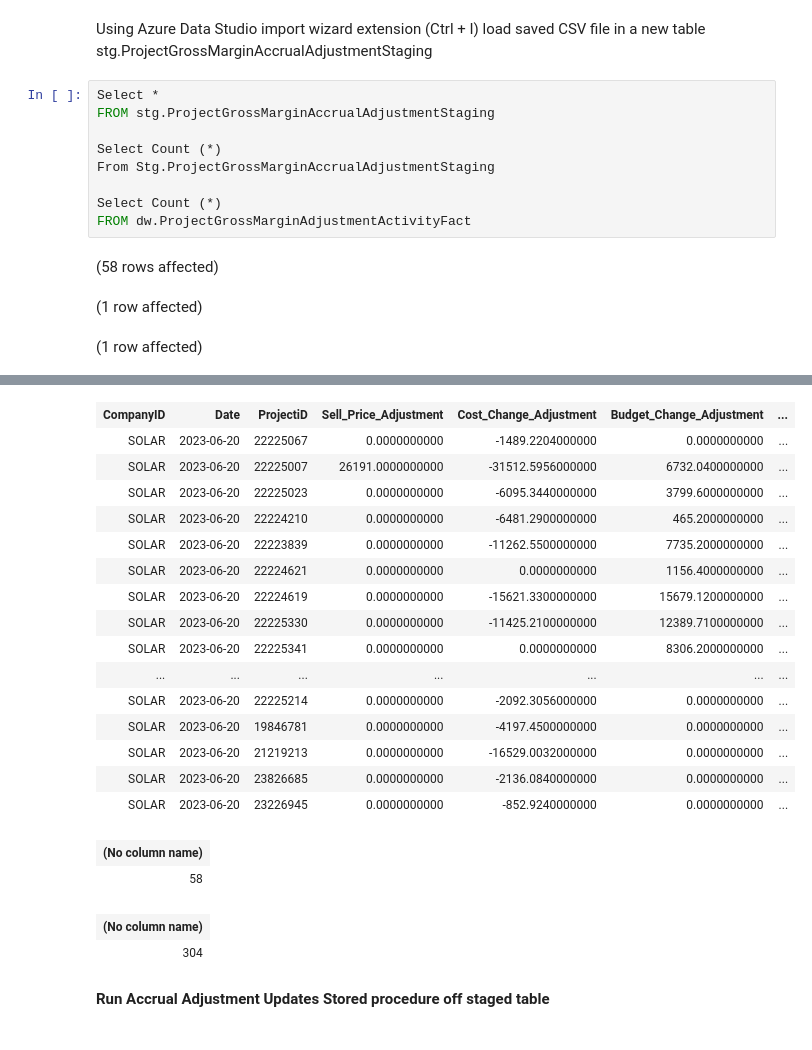
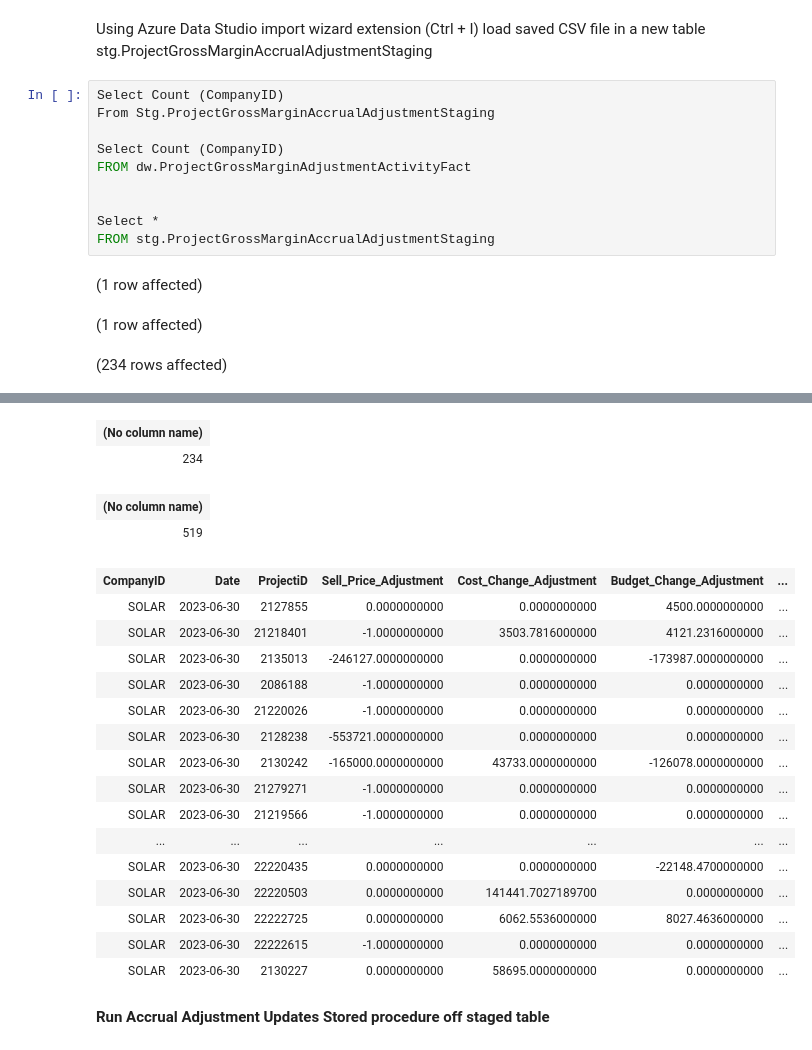
Before and after one commit to mdelisio/SQL-Scripts, a Jupyter notebook: Accrual Stuff/Accrual Update Scripts.ipynb, the cells around one changed output, grey strips where cells are left out. Saved outputs shown, nothing was run; the diff lists cells and outputs as text.

```diff
--- a/Accrual Stuff/Accrual Update Scripts.ipynb
+++ b/Accrual Stuff/Accrual Update Scripts.ipynb
@@ -8,15 +8,16 @@ Total execution time: 00:00:00.069
 # %% [markdown]
 Using Azure Data Studio import wizard extension (Ctrl + I) load saved CSV file in a new table  stg.ProjectGrossMarginAccrualAdjustmentStaging
 # %%
+Select Count (CompanyID)
+From Stg.ProjectGrossMarginAccrualAdjustmentStaging
+
+Select Count (CompanyID)
+FROM dw.ProjectGrossMarginAdjustmentActivityFact
+
+
 Select *
 FROM stg.ProjectGrossMarginAccrualAdjustmentStaging
-
-Select Count (*)
-From Stg.ProjectGrossMarginAccrualAdjustmentStaging
-
-Select Count (*)
-FROM dw.ProjectGrossMarginAdjustmentActivityFact
 # %% [output]
-(58 rows affected)
+(1 row affected)
 (1 row affected)
-(1 row affected)
+(234 rows affected)
@@ -24,23 +25,23 @@ Total execution time: 00:00:00.075
-| CompanyID | Date | ProjectiD | Sell_Price_Adjustment | Cost_Change_Adjustment | Budget_Change_Adjustment | ... |
-| SOLAR | 2023-06-20 | 22225067 | 0.0000000000 | -1489.2204000000 | 0.0000000000 | ... |
-| SOLAR | 2023-06-20 | 22225007 | 26191.0000000000 | -31512.5956000000 | 6732.0400000000 | ... |
-| SOLAR | 2023-06-20 | 22225023 | 0.0000000000 | -6095.3440000000 | 3799.6000000000 | ... |
-| SOLAR | 2023-06-20 | 22224210 | 0.0000000000 | -6481.2900000000 | 465.2000000000 | ... |
-| SOLAR | 2023-06-20 | 22223839 | 0.0000000000 | -11262.5500000000 | 7735.2000000000 | ... |
-| SOLAR | 2023-06-20 | 22224621 | 0.0000000000 | 0.0000000000 | 1156.4000000000 | ... |
-| SOLAR | 2023-06-20 | 22224619 | 0.0000000000 | -15621.3300000000 | 15679.1200000000 | ... |
-| SOLAR | 2023-06-20 | 22225330 | 0.0000000000 | -11425.2100000000 | 12389.7100000000 | ... |
-| SOLAR | 2023-06-20 | 22225341 | 0.0000000000 | 0.0000000000 | 8306.2000000000 | ... |
-| ... | ... | ... | ... | ... | ... | ... |
-| SOLAR | 2023-06-20 | 22225214 | 0.0000000000 | -2092.3056000000 | 0.0000000000 | ... |
-| SOLAR | 2023-06-20 | 19846781 | 0.0000000000 | -4197.4500000000 | 0.0000000000 | ... |
-| SOLAR | 2023-06-20 | 21219213 | 0.0000000000 | -16529.0032000000 | 0.0000000000 | ... |
-| SOLAR | 2023-06-20 | 23826685 | 0.0000000000 | -2136.0840000000 | 0.0000000000 | ... |
-| SOLAR | 2023-06-20 | 23226945 | 0.0000000000 | -852.9240000000 | 0.0000000000 | ... |
+| (No column name) |
+| 234 |
 | (No column name) |
-| 58 |
+| 519 |
-| (No column name) |
-| 304 |
+| CompanyID | Date | ProjectiD | Sell_Price_Adjustment | Cost_Change_Adjustment | Budget_Change_Adjustment | ... |
+| SOLAR | 2023-06-30 | 2127855 | 0.0000000000 | 0.0000000000 | 4500.0000000000 | ... |
+| SOLAR | 2023-06-30 | 21218401 | -1.0000000000 | 3503.7816000000 | 4121.2316000000 | ... |
+| SOLAR | 2023-06-30 | 2135013 | -246127.0000000000 | 0.0000000000 | -173987.0000000000 | ... |
+| SOLAR | 2023-06-30 | 2086188 | -1.0000000000 | 0.0000000000 | 0.0000000000 | ... |
+| SOLAR | 2023-06-30 | 21220026 | -1.0000000000 | 0.0000000000 | 0.0000000000 | ... |
+| SOLAR | 2023-06-30 | 2128238 | -553721.0000000000 | 0.0000000000 | 0.0000000000 | ... |
+| SOLAR | 2023-06-30 | 2130242 | -165000.0000000000 | 43733.0000000000 | -126078.0000000000 | ... |
+| SOLAR | 2023-06-30 | 21279271 | -1.0000000000 | 0.0000000000 | 0.0000000000 | ... |
+| SOLAR | 2023-06-30 | 21219566 | -1.0000000000 | 0.0000000000 | 0.0000000000 | ... |
+| ... | ... | ... | ... | ... | ... | ... |
+| SOLAR | 2023-06-30 | 22220435 | 0.0000000000 | 0.0000000000 | -22148.4700000000 | ... |
+| SOLAR | 2023-06-30 | 22220503 | 0.0000000000 | 141441.7027189700 | 0.0000000000 | ... |
+| SOLAR | 2023-06-30 | 22222725 | 0.0000000000 | 6062.5536000000 | 8027.4636000000 | ... |
+| SOLAR | 2023-06-30 | 22222615 | -1.0000000000 | 0.0000000000 | 0.0000000000 | ... |
+| SOLAR | 2023-06-30 | 2130227 | 0.0000000000 | 58695.0000000000 | 0.0000000000 | ... |
 # %% [markdown]
 **Run Accrual Adjustment Updates Stored procedure off staged table**
 # %%
```
Also changed, not shown: parts of 4 cells of this notebook.
